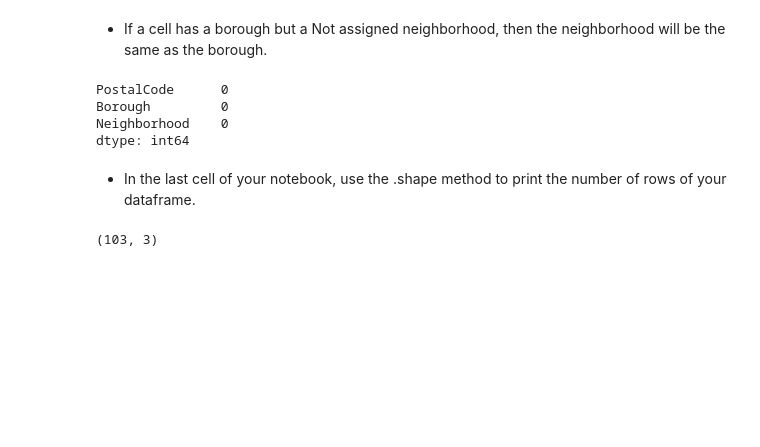
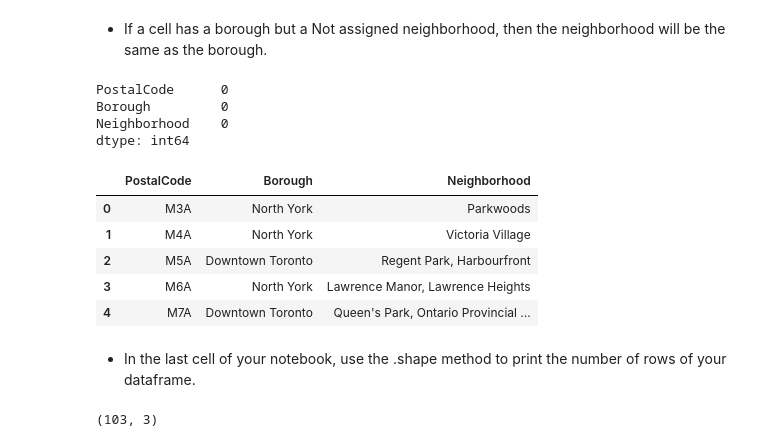
Before and after one commit to danilodn/Coursera_Capstone, a Jupyter notebook: Capstone.ipynb, the cells around one changed output. Drawn from its saved outputs; the diff is of its cells as text; code cells hidden in the pictures; blank space fills up the shorter version.

```diff
--- a/Capstone.ipynb
+++ b/Capstone.ipynb
@@ -199,6 +199,17 @@ PostalCode      0
 Borough         0
 Neighborhood    0
 dtype: int64
+# %%
+# Resetting the index
+df.reset_index(inplace=True, drop=True)
+df.head()
+# %% [output]
+|  | PostalCode | Borough | Neighborhood |
+| 0 | M3A | North York | Parkwoods |
+| 1 | M4A | North York | Victoria Village |
+| 2 | M5A | Downtown Toronto | Regent Park, Harbourfront |
+| 3 | M6A | North York | Lawrence Manor, Lawrence Heights |
+| 4 | M7A | Downtown Toronto | Queen's Park, Ontario Provincial ... |
 # %% [markdown]
 - In the last cell of your notebook, use the .shape method to print the number of rows of your dataframe.
 # %%
```
Also changed, not shown: parts of 10 cells of this notebook.
